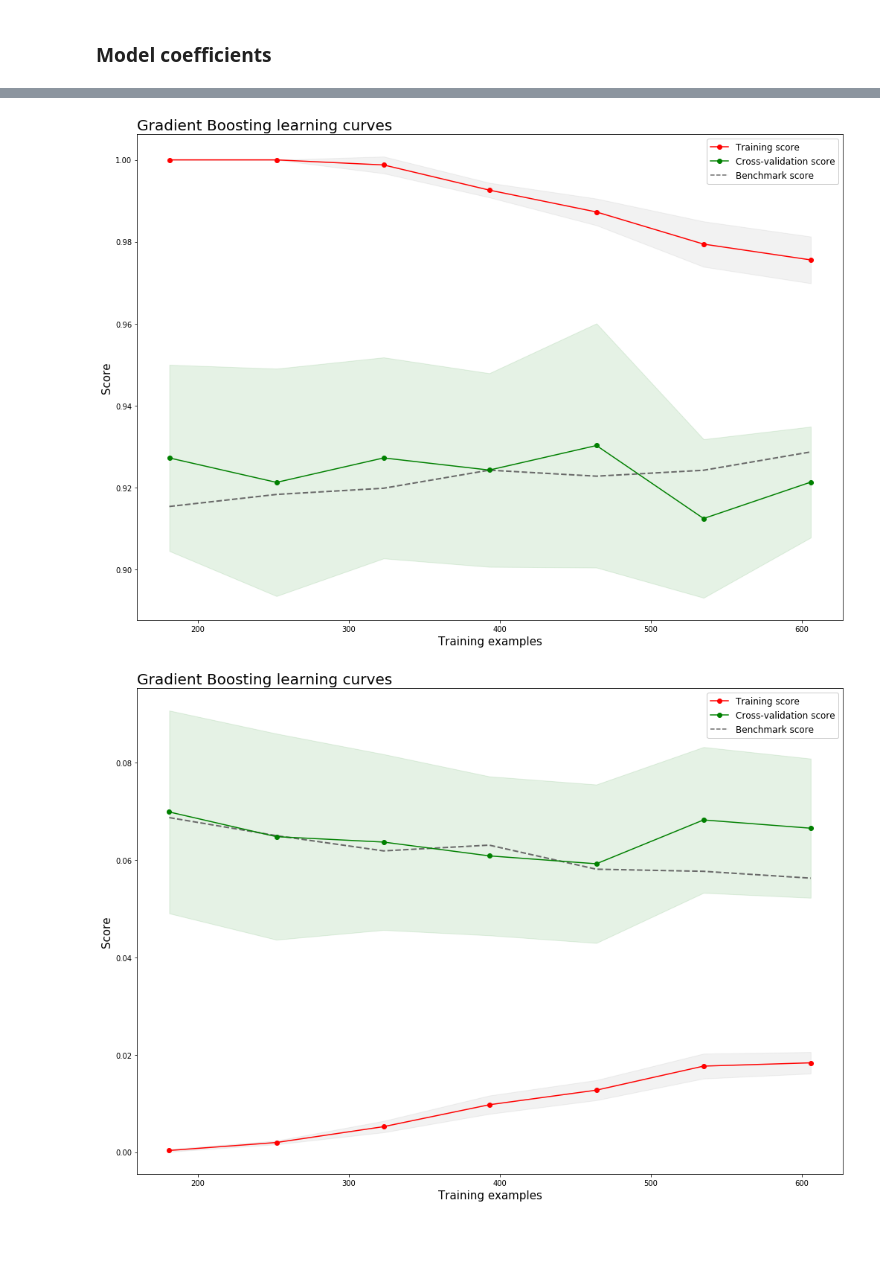
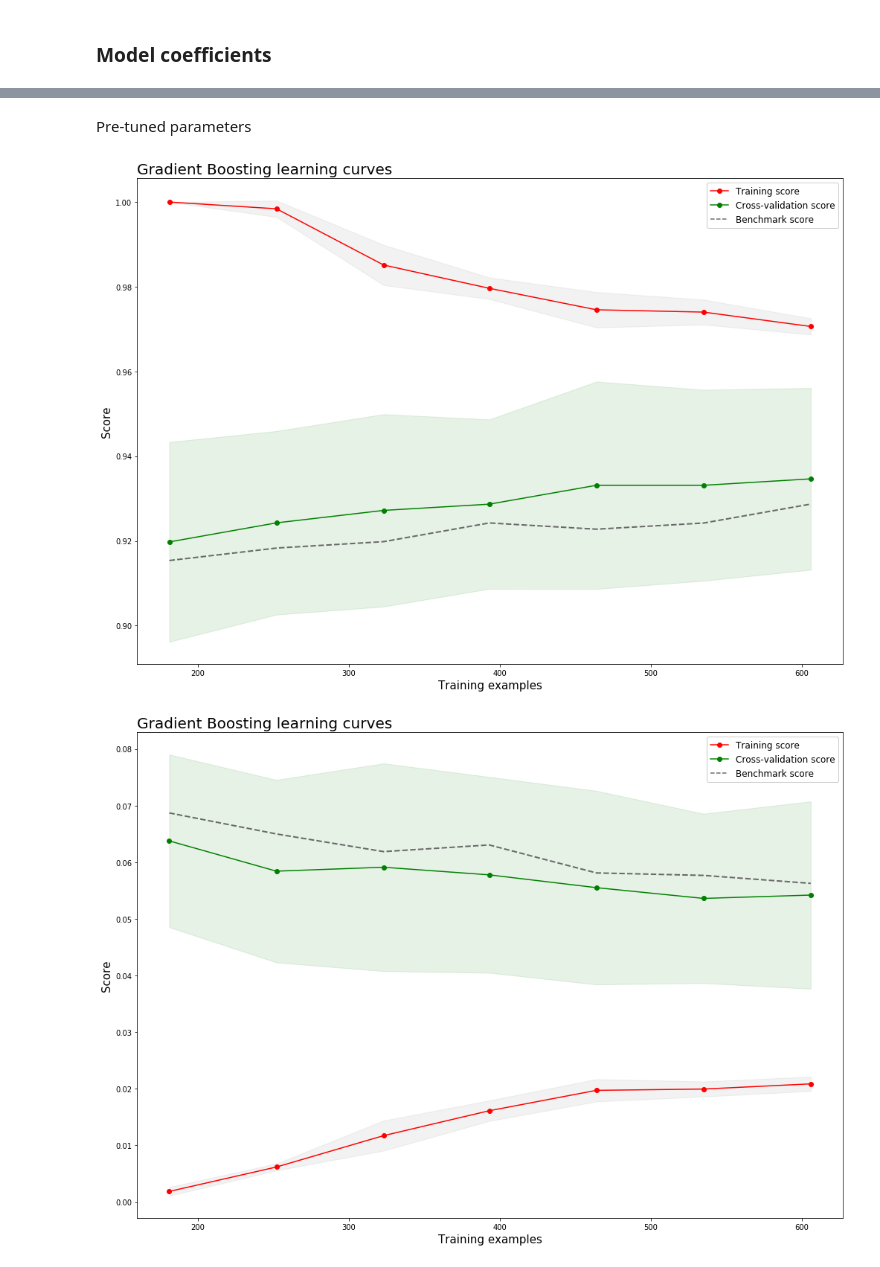
Before and after one commit to loerssoni/credit_risk_prediction, a Jupyter notebook: Credit default modeling.ipynb, the cells around one changed output, grey strips where cells are left out. Drawn from its saved outputs; the diff is of its cells as text; code cells hidden in the pictures; blank space fills up the shorter version.

Commit message:
Add files via upload
Gradient boosting hyperparameter hyperparameter tuning about done.

```diff
--- a/Credit default modeling.ipynb
+++ b/Credit default modeling.ipynb
@@ -279,13 +285,18 @@ It turns out that the linear model performs very well on this small dataset and
 # %%
+"""
+#grid of parameters to search from
 gbc_param_grid = {'clf__subsample': [1],
- 'clf__n_estimators': [100, 200, 300],
+ 'clf__n_estimators': [100, 200, 300, 400],
  'clf__min_samples_leaf': [0.01 ,0.03, 0.05],
  'clf__max_features': [4,5,6],
  'clf__max_depth': [3],
  'clf__loss': ['exponential', 'deviance'],
  'clf__learning_rate': np.linspace(0.03, 0.15, 5)}
 
+#initiate the gridsearch object
 gbc_search = GridSearchCV(create_pipeline(GradientBoostingClassifier(), dummy_mask_rfe),
                    gbc_param_grid, cv=kfold, scoring='neg_log_loss')
-
+#fit and collect best parameters
 gbc_search.fit(X.loc[:,mask], y)
+gbc_tuned_params = gbc_search.best_params_
+""""
@@ -335,10 +303,23 @@ Pipeline(memory=None,
+# %% [markdown]
+Pre-tuned parameters
+# %%
+gbc_tuned_params = {'learning_rate': 0.06,
+ 'loss': 'deviance',
+ 'max_depth': 3,
+ 'max_features': 4,
+ 'min_samples_leaf': 0.01,
+ 'n_estimators': 100,
+ 'subsample': 1}
 # %%
-gbc = gbc_search.best_estimator_
+#initiate the model with the tuned parameters
+gbc = create_pipeline(GradientBoostingClassifier(**gbc_tuned_params), dummy_mask_rfe)
+
+#train and plot learning curves
 g, _ = plot_learning_curve(gbc,"Gradient Boosting learning curves",X.loc[:,mask], y,cv=kfold,
                         train_sizes=np.linspace(.3, 1.0, 7), benchmark = bm_lin_acc)
 g, _ = plot_learning_curve(gbc,"Gradient Boosting learning curves",X.loc[:,mask], y,cv=kfold,
                         train_sizes=np.linspace(.3, 1.0, 7), benchmark = bm_lin_brier,
                        scoring = scorer)
 # %% [output]
-[figure, old version]
+[figure, new version]
-[figure, old version]
+[figure, new version]
```
Also changed, not shown: parts of 5 cells of this notebook.
